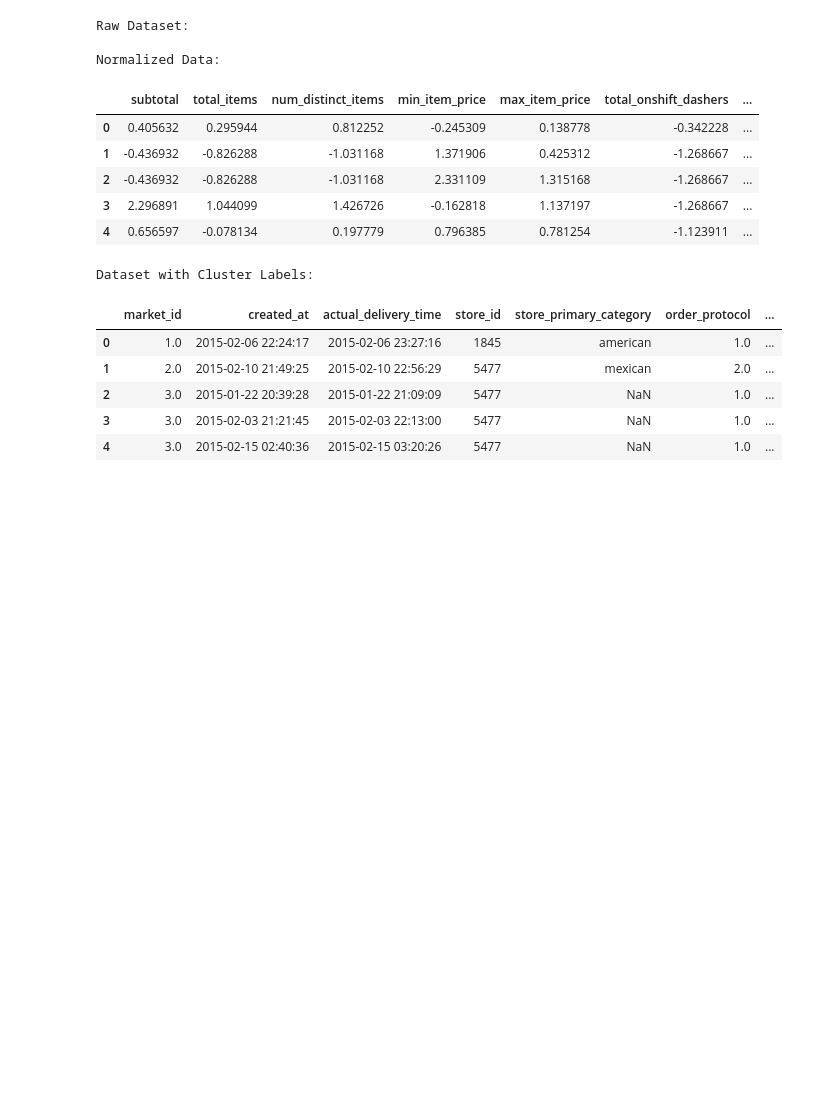
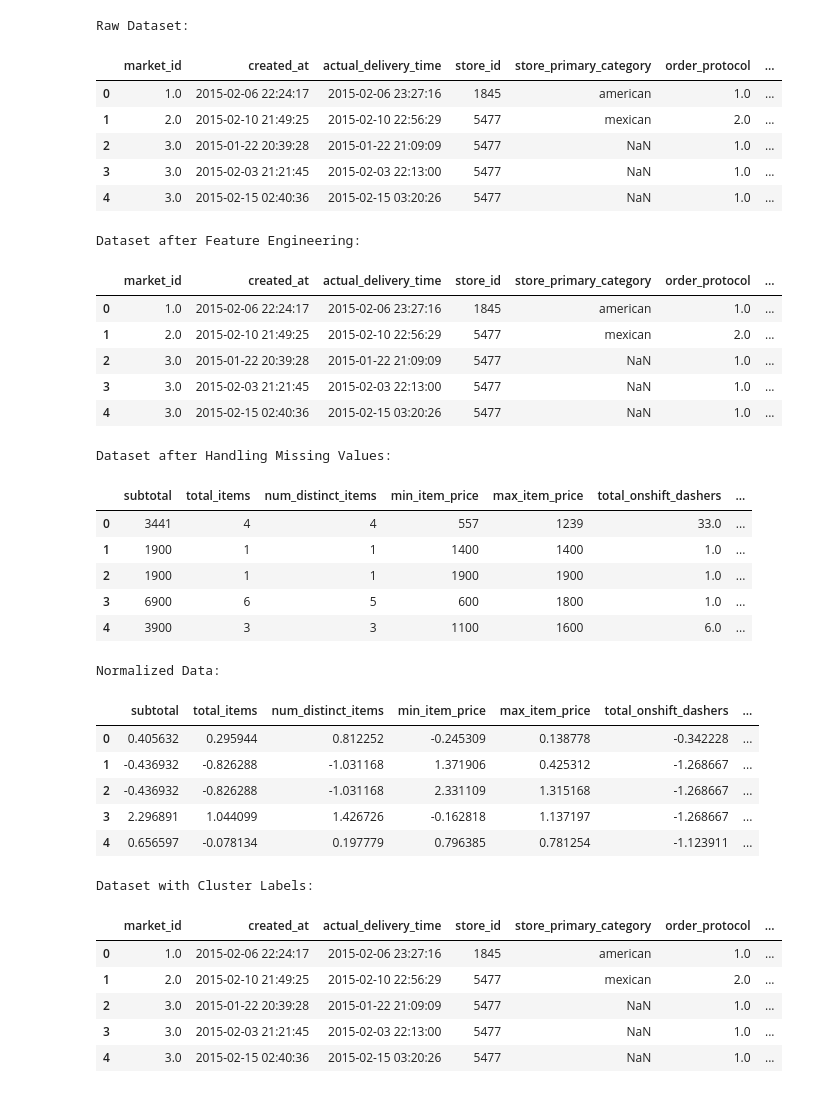
Before and after one commit to marcanthonny/projectDSML, a Jupyter notebook: Data Clustering.ipynb, the cells around one changed output. Drawn from its saved outputs; the diff is of its cells as text; code cells hidden in the pictures; blank space fills up the shorter version.

```diff
--- a/Data Clustering.ipynb
+++ b/Data Clustering.ipynb
@@ -16,33 +16,30 @@ class DataWrangler:
         # Load the dataset
         self.df = pd.read_csv(self.url)
         print("Raw Dataset:")
+        display(self.df.head())
 
     def preprocess_data(self):
         # Convert datetime columns to datetime objects
         self.df['created_at'] = pd.to_datetime(self.df['created_at'])
         self.df['actual_delivery_time'] = pd.to_datetime(self.df['actual_delivery_time'])
 
-
         # Feature engineering
         self.df['Delivery Duration'] = (self.df['actual_delivery_time'] - self.df['created_at']).dt.total_seconds()
 
+        # Print the first few rows after feature engineering
+        print("\nDataset after Feature Engineering:")
+        display(self.df.head())
 
     def select_features(self):
         # Select relevant columns for clustering
-        self.features = self.df[['subtotal',
-                                 'total_items',
-                                 'num_distinct_items',
-                                 'min_item_price',
-                                 'max_item_price',
-                                 'total_onshift_dashers',
-                                 'total_busy_dashers',
-                                 'total_outstanding_orders',
-                                 'estimated_order_place_duration',
-                                 'estimated_store_to_consumer_driving_duration',
-                                 'Delivery Duration']]
+        self.features = self.df[['subtotal', 'total_items', 'num_distinct_items', 'min_item_price', 'max_item_price', 'total_onshift_dashers', 'total_busy_dashers', 'total_outstanding_orders', 'estimated_order_place_duration', 'estimated_store_to_consumer_driving_duration', 'Delivery Duration']]
 
         # Handle missing values if any
         self.features = self.features.dropna()
+
+        # Print the first few rows after handling missing values
+        print("\nDataset after Handling Missing Values:")
+        display(self.features.head())
 
     def plot_histograms(self):
         # Plot histograms for each feature
@@ -125,40 +122,59 @@ class Clustering:
         # Violin Plot: Max Item Price vs Delivery Duration
         plt.subplot(1, 3, 3)
         sns.violinplot(x=self.df['max_item_price'], y=self.df['Delivery Duration'], hue=self.df['Cluster'], palette='viridis', split=True)
         plt.xlabel('Max Item Price')
         plt.ylabel('Delivery Duration')
         plt.title('Max Item Price vs Delivery Duration')
 
         plt.tight_layout()
         plt.show()
 
 # Usage
 url = 'https://raw.githubusercontent.com/marcanthonny/projectDSML/refs/heads/main/historical_data.csv'
 data_wrangler = DataWrangler(url)
 data_wrangler.load_data()
 data_wrangler.preprocess_data()
 data_wrangler.select_features()
 features = data_wrangler.get_features()
 
 clustering = Clustering(data_wrangler.df, features)
 clustering.normalize_data()
 clustering.apply_kmeans(n_clusters=3)
 clustering.visualize_clusters()
 # %% [output]
 Raw Dataset:
-
-Normalized Data:
-|  | subtotal | total_items | num_distinct_items | min_item_price | max_item_price | total_onshift_dashers | ... |
-| 0 | 0.405632 | 0.295944 | 0.812252 | -0.245309 | 0.138778 | -0.342228 | ... |
-| 1 | -0.436932 | -0.826288 | -1.031168 | 1.371906 | 0.425312 | -1.268667 | ... |
-| 2 | -0.436932 | -0.826288 | -1.031168 | 2.331109 | 1.315168 | -1.268667 | ... |
-| 3 | 2.296891 | 1.044099 | 1.426726 | -0.162818 | 1.137197 | -1.268667 | ... |
-| 4 | 0.656597 | -0.078134 | 0.197779 | 0.796385 | 0.781254 | -1.123911 | ... |
+|  | market_id | created_at | actual_delivery_time | store_id | store_primary_category | order_protocol | ... |
+| 0 | 1.0 | 2015-02-06 22:24:17 | 2015-02-06 23:27:16 | 1845 | american | 1.0 | ... |
+| 1 | 2.0 | 2015-02-10 21:49:25 | 2015-02-10 22:56:29 | 5477 | mexican | 2.0 | ... |
+| 2 | 3.0 | 2015-01-22 20:39:28 | 2015-01-22 21:09:09 | 5477 | NaN | 1.0 | ... |
+| 3 | 3.0 | 2015-02-03 21:21:45 | 2015-02-03 22:13:00 | 5477 | NaN | 1.0 | ... |
+| 4 | 3.0 | 2015-02-15 02:40:36 | 2015-02-15 03:20:26 | 5477 | NaN | 1.0 | ... |
-Dataset with Cluster Labels:
+Dataset after Feature Engineering:
 |  | market_id | created_at | actual_delivery_time | store_id | store_primary_category | order_protocol | ... |
 | 0 | 1.0 | 2015-02-06 22:24:17 | 2015-02-06 23:27:16 | 1845 | american | 1.0 | ... |
 | 1 | 2.0 | 2015-02-10 21:49:25 | 2015-02-10 22:56:29 | 5477 | mexican | 2.0 | ... |
 | 2 | 3.0 | 2015-01-22 20:39:28 | 2015-01-22 21:09:09 | 5477 | NaN | 1.0 | ... |
 | 3 | 3.0 | 2015-02-03 21:21:45 | 2015-02-03 22:13:00 | 5477 | NaN | 1.0 | ... |
 | 4 | 3.0 | 2015-02-15 02:40:36 | 2015-02-15 03:20:26 | 5477 | NaN | 1.0 | ... |
+Dataset after Handling Missing Values:
+|  | subtotal | total_items | num_distinct_items | min_item_price | max_item_price | total_onshift_dashers | ... |
+| 0 | 3441 | 4 | 4 | 557 | 1239 | 33.0 | ... |
+| 1 | 1900 | 1 | 1 | 1400 | 1400 | 1.0 | ... |
+| 2 | 1900 | 1 | 1 | 1900 | 1900 | 1.0 | ... |
+| 3 | 6900 | 6 | 5 | 600 | 1800 | 1.0 | ... |
+| 4 | 3900 | 3 | 3 | 1100 | 1600 | 6.0 | ... |
+Normalized Data:
+|  | subtotal | total_items | num_distinct_items | min_item_price | max_item_price | total_onshift_dashers | ... |
+| 0 | 0.405632 | 0.295944 | 0.812252 | -0.245309 | 0.138778 | -0.342228 | ... |
+| 1 | -0.436932 | -0.826288 | -1.031168 | 1.371906 | 0.425312 | -1.268667 | ... |
+| 2 | -0.436932 | -0.826288 | -1.031168 | 2.331109 | 1.315168 | -1.268667 | ... |
+| 3 | 2.296891 | 1.044099 | 1.426726 | -0.162818 | 1.137197 | -1.268667 | ... |
+| 4 | 0.656597 | -0.078134 | 0.197779 | 0.796385 | 0.781254 | -1.123911 | ... |
+Dataset with Cluster Labels:
+|  | market_id | created_at | actual_delivery_time | store_id | store_primary_category | order_protocol | ... |
+| 0 | 1.0 | 2015-02-06 22:24:17 | 2015-02-06 23:27:16 | 1845 | american | 1.0 | ... |
+| 1 | 2.0 | 2015-02-10 21:49:25 | 2015-02-10 22:56:29 | 5477 | mexican | 2.0 | ... |
+| 2 | 3.0 | 2015-01-22 20:39:28 | 2015-01-22 21:09:09 | 5477 | NaN | 1.0 | ... |
+| 3 | 3.0 | 2015-02-03 21:21:45 | 2015-02-03 22:13:00 | 5477 | NaN | 1.0 | ... |
+| 4 | 3.0 | 2015-02-15 02:40:36 | 2015-02-15 03:20:26 | 5477 | NaN | 1.0 | ... |
 [figure]
```
Also changed, not shown: 6 other files.
